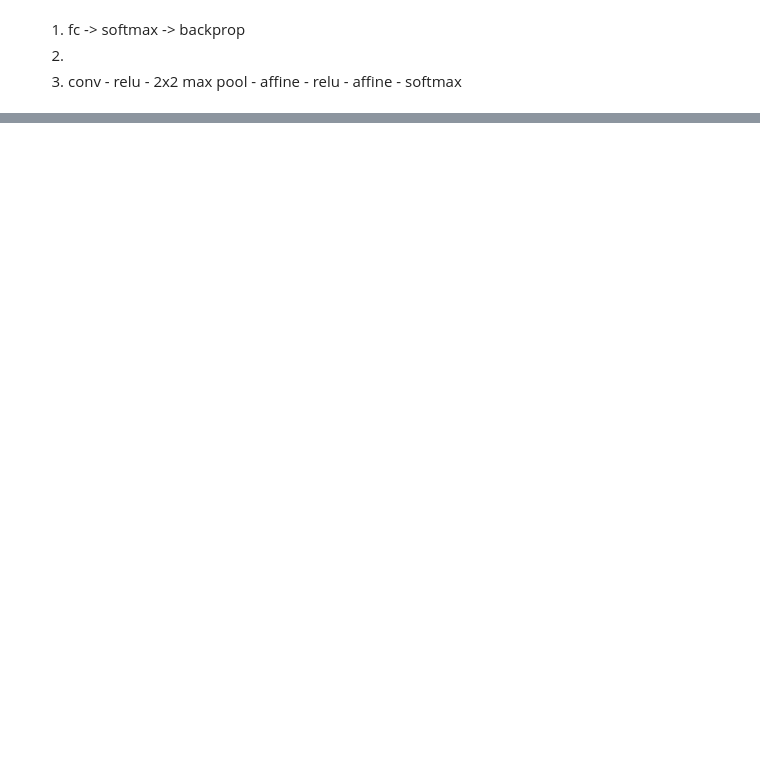
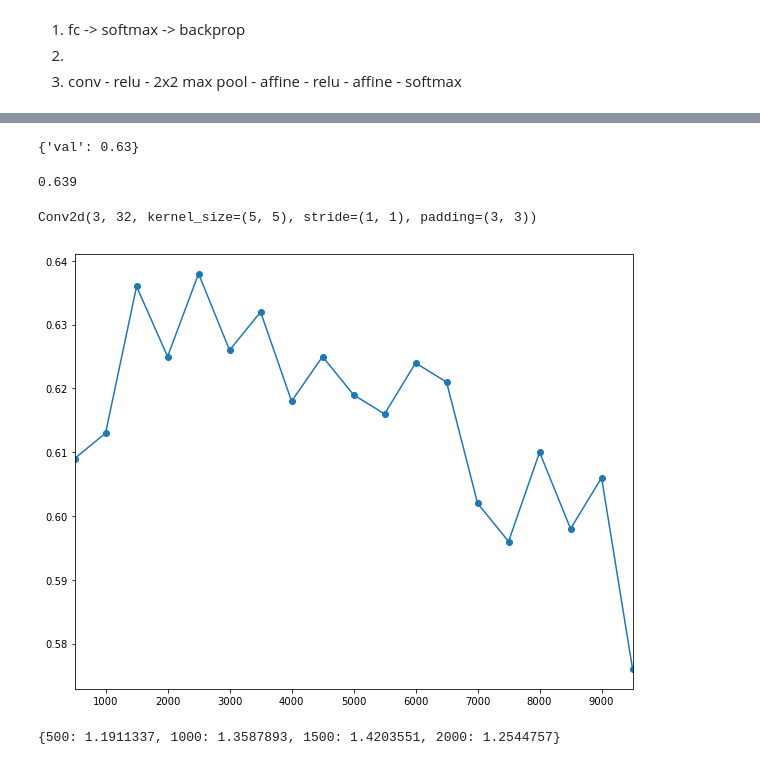
Before and after one commit to sshleifer/cs231, a Jupyter notebook: assignments/assignment2/tf.cifar.ipynb, the cells around one changed output, grey strips where cells are left out. Drawn from its saved outputs; the diff is of its cells as text; code cells hidden in the pictures; blank space fills up the shorter version.

```diff
--- a/assignments/assignment2/tf.cifar.ipynb
+++ b/assignments/assignment2/tf.cifar.ipynb
@@ -115,0 +198,10 @@ from cs231n.classifiers.conv_net import train_torchnet
+# %%
+%%time
+model = train_torchnet(data['X_train'], data['y_train'],
+                             num_epochs=20,
+                             # n_batches=10,
+                             weight_decay=.001,
+                             print_every=500,
+                             X_val=data['X_val'], y_val=data['y_val'],
+                             filter_size=5,
+                             use_cuda=True)
@@ -115,0 +254,4 @@ from cs231n.classifiers.conv_net import train_torchnet
+# %%
+dct
+# %% [output]
+{'val': 0.63}
@@ -115,0 +260,13 @@ from cs231n.classifiers.conv_net import train_torchnet
+# %%
+val_score
+# %% [output]
+0.639
+# %%
+pd.Series(model.val_scores).plot(style='-o')
+# %% [output]
+Conv2d(3, 32, kernel_size=(5, 5), stride=(1, 1), padding=(3, 3))
+[figure, added]
+# %%
+modeldo.train_loss
+# %% [output]
+{500: 1.1911337, 1000: 1.3587893, 1500: 1.4203551, 2000: 1.2544757}
```
Also changed, not shown: parts of 49 cells of this notebook, 5 other files.
